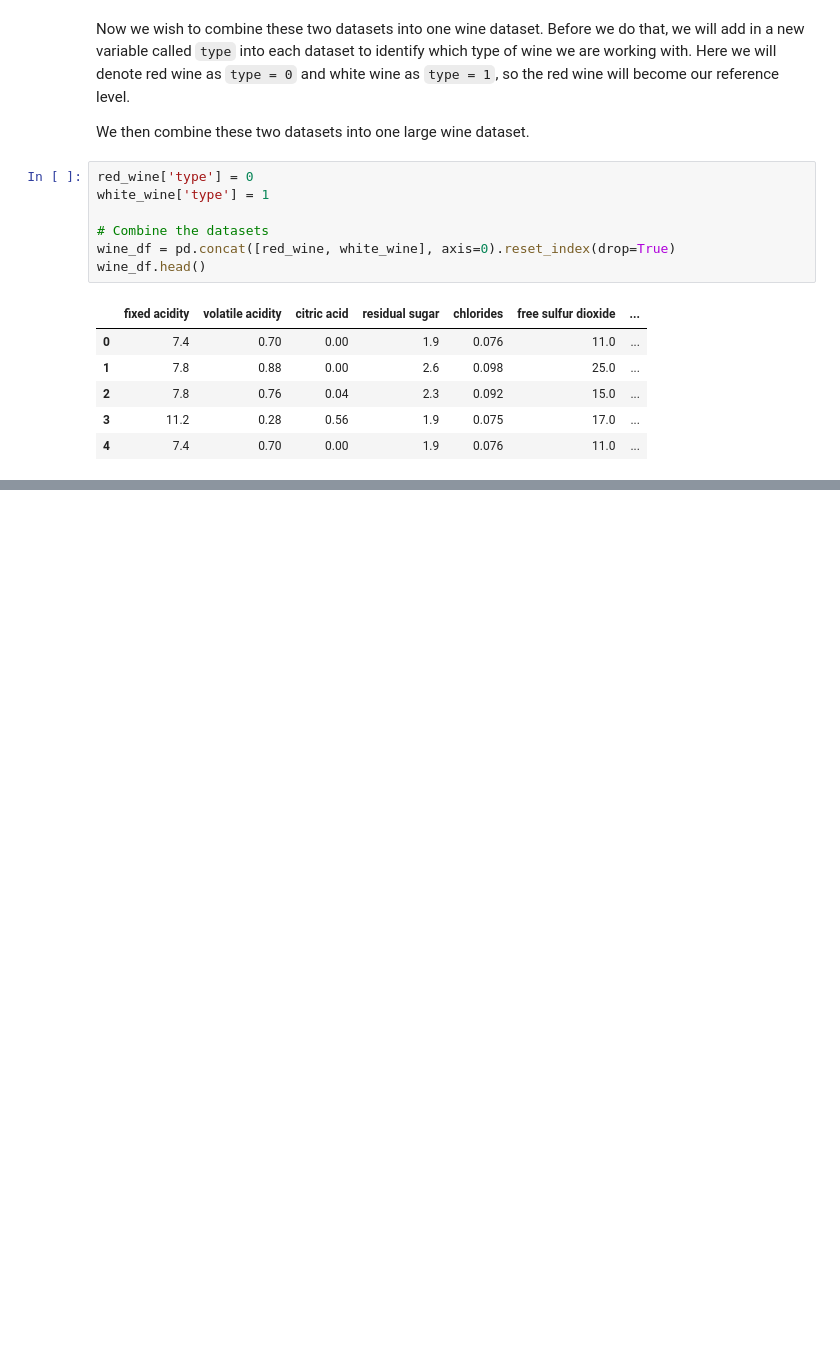
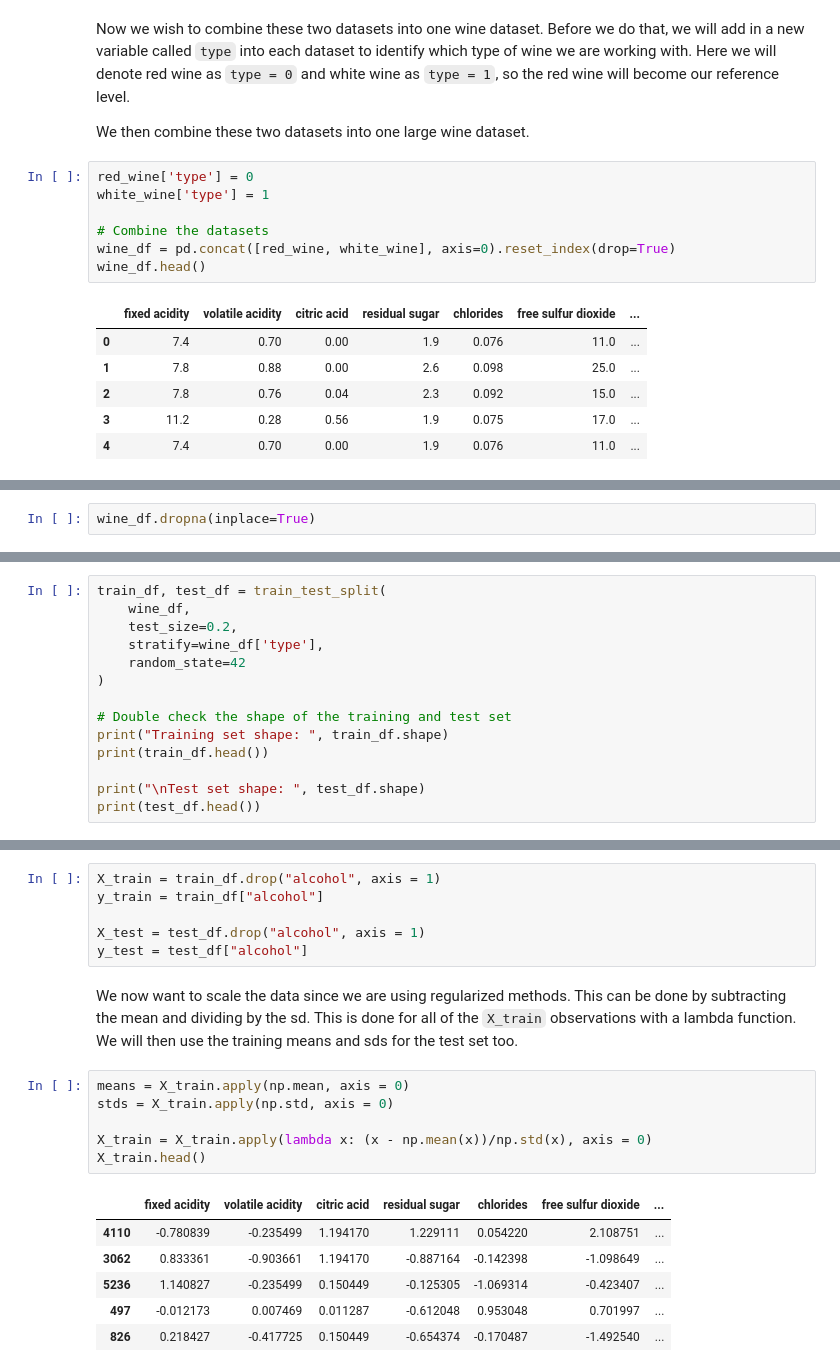
Before and after one commit to Ambaright/ST-554-Homework-7, a Jupyter notebook: Baright_ST554_Homework_7.ipynb, the cells around one changed output, grey strips where cells are left out. Drawn from its saved outputs; the diff is of its cells as text; blank space fills up the shorter version.

Commit message:
Standardize Train and Test for Regression Task

```diff
--- a/Baright_ST554_Homework_7.ipynb
+++ b/Baright_ST554_Homework_7.ipynb
@@ -73,0 +79,2 @@ wine_df.head()
+# %%
+wine_df.dropna(inplace=True)
@@ -73,0 +85,14 @@ wine_df.head()
+# %%
+train_df, test_df = train_test_split(
+    wine_df,
+    test_size=0.2,
+    stratify=wine_df['type'],
+    random_state=42
+)
+
+# Double check the shape of the training and test set
+print("Training set shape: ", train_df.shape)
+print(train_df.head())
+
+print("\nTest set shape: ", test_df.shape)
+print(test_df.head())
@@ -73,0 +121,21 @@ wine_df.head()
+# %%
+X_train = train_df.drop("alcohol", axis = 1)
+y_train = train_df["alcohol"]
+
+X_test = test_df.drop("alcohol", axis = 1)
+y_test = test_df["alcohol"]
+# %% [markdown]
+We now want to scale the data since we are using regularized methods. This can be done by subtracting the mean and dividing by the sd. This is done for all of the `X_train` observations with a lambda function. We will then use the training means and sds for the test set too.
+# %%
+means = X_train.apply(np.mean, axis = 0)
+stds = X_train.apply(np.std, axis = 0)
+
+X_train = X_train.apply(lambda x: (x - np.mean(x))/np.std(x), axis = 0)
+X_train.head()
+# %% [output]
+|  | fixed acidity | volatile acidity | citric acid | residual sugar | chlorides | free sulfur dioxide | ... |
+| 4110 | -0.780839 | -0.235499 | 1.194170 | 1.229111 | 0.054220 | 2.108751 | ... |
+| 3062 | 0.833361 | -0.903661 | 1.194170 | -0.887164 | -0.142398 | -1.098649 | ... |
+| 5236 | 1.140827 | -0.235499 | 0.150449 | -0.125305 | -1.069314 | -0.423407 | ... |
+| 497 | -0.012173 | 0.007469 | 0.011287 | -0.612048 | 0.953048 | 0.701997 | ... |
+| 826 | 0.218427 | -0.417725 | 0.150449 | -0.654374 | -0.170487 | -1.492540 | ... |
```
Also changed, not shown: parts of 9 cells of this notebook.
